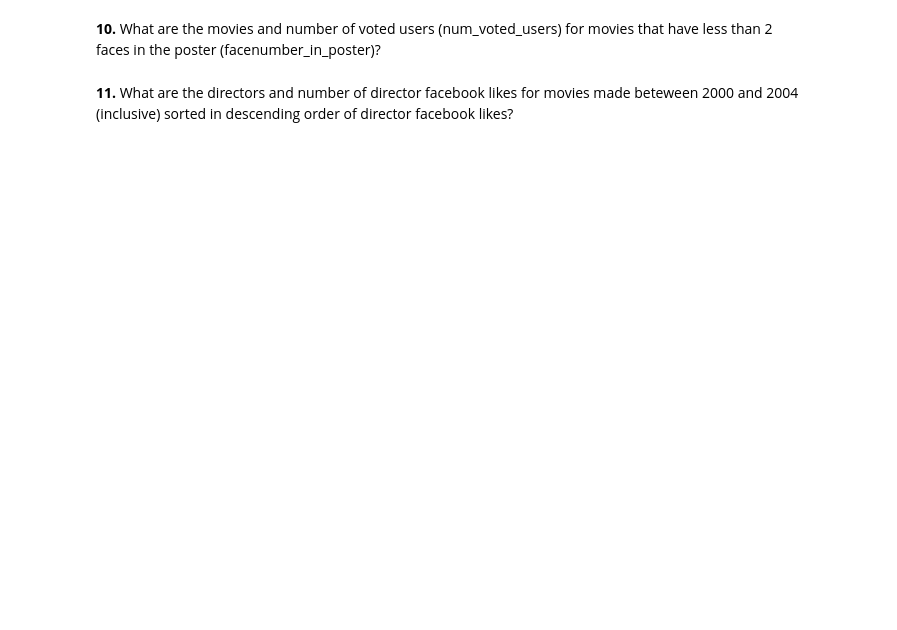
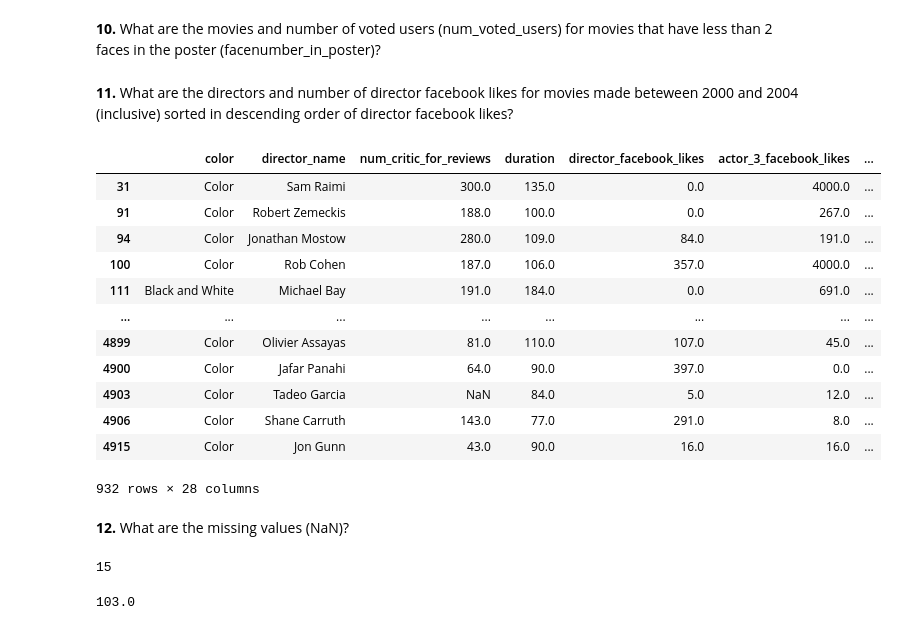
Before and after one commit to kayleeodom/CIS277-FA22-Lab1, a Jupyter notebook: Lab1.ipynb, the cells around one changed output. Drawn from its saved outputs; the diff is of its cells as text; code cells hidden in the pictures; blank space fills up the shorter version.

```diff
--- a/Lab1.ipynb
+++ b/Lab1.ipynb
@@ -64,3 +141,45 @@ print(movies_df.imdb_score.min())
 **10.**  What are the movies and number of voted users (num_voted_users) for movies that have less than 2 faces in the poster (facenumber_in_poster)?
 # %% [markdown]
 **11.** What are the directors and number of director facebook likes for movies made beteween 2000 and 2004 (inclusive) sorted in descending order of director facebook likes?
+# %%
+# how to sort in descending order
+# ex: result = movies_df.sort_values('runtime', ascending = False)
+# print ("DataFrame sort on Runtime.")
+
+mask = (
+    (movies_df.title_year >= 2000) &
+    (movies_df.title_year <= 2004)
+)
+
+movies_df[mask]
+
+movies_df[["director_name", "movie_facebook_likes","title_year"]].sort_values("movie_facebook_likes", ascending=False)
+
+#movies_df.loc[["director_name", "facebook_likes"]].sort_values("facebook_likes", ascending=False)
+# %% [output]
+|  | color | director_name | num_critic_for_reviews | duration | director_facebook_likes | actor_3_facebook_likes | ... |
+| 31 | Color | Sam Raimi | 300.0 | 135.0 | 0.0 | 4000.0 | ... |
+| 91 | Color | Robert Zemeckis | 188.0 | 100.0 | 0.0 | 267.0 | ... |
+| 94 | Color | Jonathan Mostow | 280.0 | 109.0 | 84.0 | 191.0 | ... |
+| 100 | Color | Rob Cohen | 187.0 | 106.0 | 357.0 | 4000.0 | ... |
+| 111 | Black and White | Michael Bay | 191.0 | 184.0 | 0.0 | 691.0 | ... |
+| ... | ... | ... | ... | ... | ... | ... | ... |
+| 4899 | Color | Olivier Assayas | 81.0 | 110.0 | 107.0 | 45.0 | ... |
+| 4900 | Color | Jafar Panahi | 64.0 | 90.0 | 397.0 | 0.0 | ... |
+| 4903 | Color | Tadeo Garcia | NaN | 84.0 | 5.0 | 12.0 | ... |
+| 4906 | Color | Shane Carruth | 143.0 | 77.0 | 291.0 | 8.0 | ... |
+| 4915 | Color | Jon Gunn | 43.0 | 90.0 | 16.0 | 16.0 | ... |
+932 rows × 28 columns
+# %% [markdown]
+**12.** What are the missing values (NaN)?
+# %%
+movies_df.duration.isna().sum()
+# %% [output]
+15
+# %%
+movies_df.duration.isna().sum() / len(movies_df)
+movies_df.duration.fillna( movies_df.duration.median(), inplace=True)
+
+movies_df.loc[4].duration
+# %% [output]
+103.0
```
Also changed, not shown: parts of 7 cells of this notebook.
